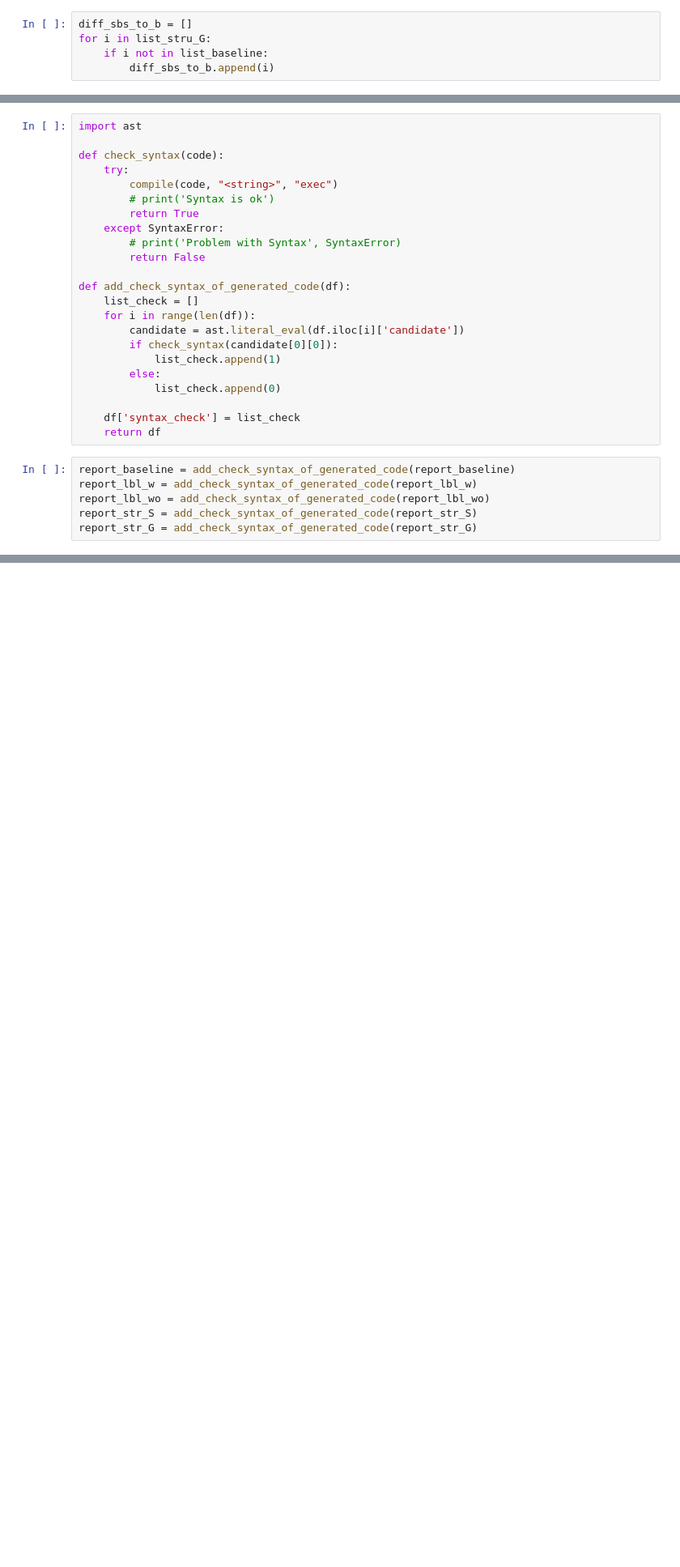
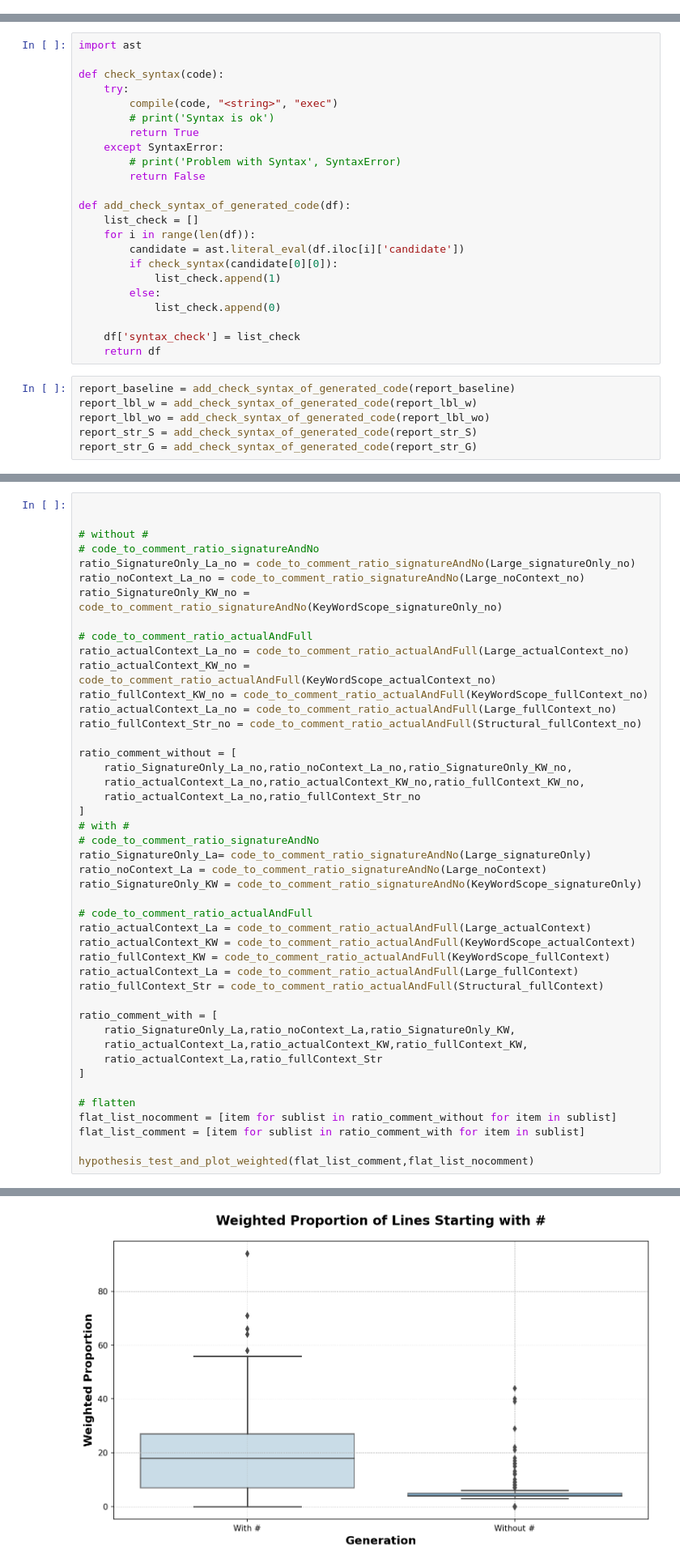
Before and after one commit to mariusBRM/Chain-of-though_UCL, a Jupyter notebook: src/output_exploratory.ipynb, the cells around one changed output, grey strips where cells are left out. Shown at 81% size. Drawn from its saved outputs; the diff is of its cells as text; blank space fills up the shorter version.

```diff
--- a/src/output_exploratory.ipynb
+++ b/src/output_exploratory.ipynb
@@ -90,5 +161,0 @@ step_by_step = pd.read_csv('data/MTBP/step_by_step/structural_mtbp_with_context_
-# %%
-diff_sbs_to_b = []
-for i in list_stru_G:
-    if i not in list_baseline:
-        diff_sbs_to_b.append(i)
@@ -196,0 +697,46 @@ model = MySantaCoder('GrdS')
+# %%
+
+
+# without #
+# code_to_comment_ratio_signatureAndNo
+ratio_SignatureOnly_La_no = code_to_comment_ratio_signatureAndNo(Large_signatureOnly_no)
+ratio_noContext_La_no = code_to_comment_ratio_signatureAndNo(Large_noContext_no)
+ratio_SignatureOnly_KW_no = code_to_comment_ratio_signatureAndNo(KeyWordScope_signatureOnly_no)
+
+# code_to_comment_ratio_actualAndFull
+ratio_actualContext_La_no = code_to_comment_ratio_actualAndFull(Large_actualContext_no)
+ratio_actualContext_KW_no = code_to_comment_ratio_actualAndFull(KeyWordScope_actualContext_no)
+ratio_fullContext_KW_no = code_to_comment_ratio_actualAndFull(KeyWordScope_fullContext_no)
+ratio_actualContext_La_no = code_to_comment_ratio_actualAndFull(Large_fullContext_no)
+ratio_fullContext_Str_no = code_to_comment_ratio_actualAndFull(Structural_fullContext_no)
+
+ratio_comment_without = [
+    ratio_SignatureOnly_La_no,ratio_noContext_La_no,ratio_SignatureOnly_KW_no,
+    ratio_actualContext_La_no,ratio_actualContext_KW_no,ratio_fullContext_KW_no,
+    ratio_actualContext_La_no,ratio_fullContext_Str_no
+]
+# with #
+# code_to_comment_ratio_signatureAndNo
+ratio_SignatureOnly_La= code_to_comment_ratio_signatureAndNo(Large_signatureOnly)
+ratio_noContext_La = code_to_comment_ratio_signatureAndNo(Large_noContext)
+ratio_SignatureOnly_KW = code_to_comment_ratio_signatureAndNo(KeyWordScope_signatureOnly)
+
+# code_to_comment_ratio_actualAndFull
+ratio_actualContext_La = code_to_comment_ratio_actualAndFull(Large_actualContext)
+ratio_actualContext_KW = code_to_comment_ratio_actualAndFull(KeyWordScope_actualContext)
+ratio_fullContext_KW = code_to_comment_ratio_actualAndFull(KeyWordScope_fullContext)
+ratio_actualContext_La = code_to_comment_ratio_actualAndFull(Large_fullContext)
+ratio_fullContext_Str = code_to_comment_ratio_actualAndFull(Structural_fullContext)
+
+ratio_comment_with = [
+    ratio_SignatureOnly_La,ratio_noContext_La,ratio_SignatureOnly_KW,
+    ratio_actualContext_La,ratio_actualContext_KW,ratio_fullContext_KW,
+    ratio_actualContext_La,ratio_fullContext_Str
+]
+
+# flatten
+flat_list_nocomment = [item for sublist in ratio_comment_without for item in sublist]
+flat_list_comment = [item for sublist in ratio_comment_with for item in sublist]
+
+hypothesis_test_and_plot_weighted(flat_list_comment,flat_list_nocomment)
+# %% [output]
@@ -196,0 +746 @@ model = MySantaCoder('GrdS')
+[figure, added]
```
Also changed, not shown: parts of 43 cells of this notebook, 5 other files.
